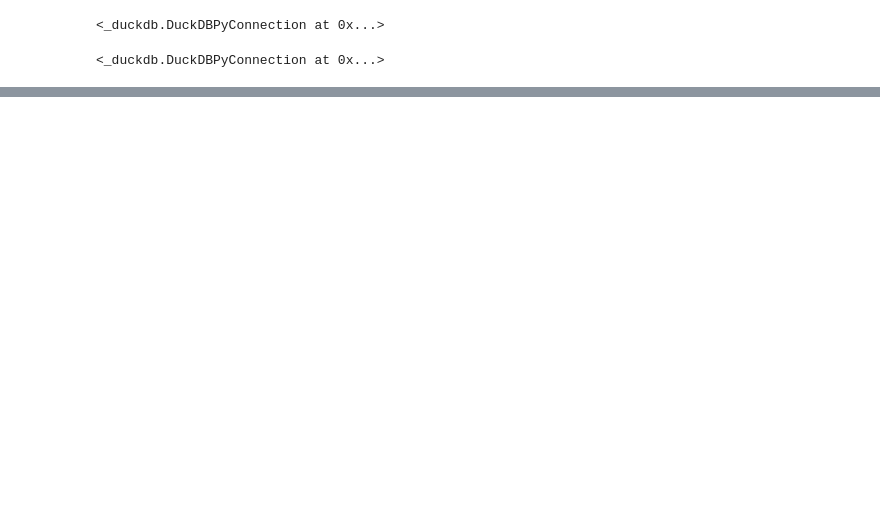
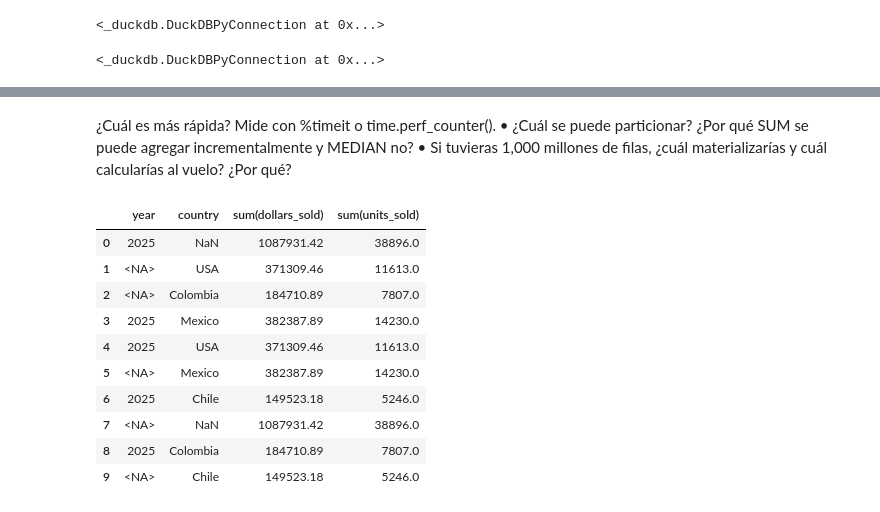
Before and after one commit to Esparrago23/Mineria_De_Datos, a Jupyter notebook: notebook.ipynb, the cells around one changed output, grey strips where cells are left out. Cells and saved outputs as stored; diff of their text form; code cells hidden in the pictures; blank space fills up the shorter version.

```diff
--- a/notebook.ipynb
+++ b/notebook.ipynb
@@ -84,0 +140,23 @@ Shape: (30, 4)
+# %% [markdown]
+¿Cuál es más rápida? Mide con %timeit o time.perf_counter().
+• ¿Cuál se puede particionar? ¿Por qué SUM se puede agregar incrementalmente y MEDIAN no?
+• Si tuvieras 1,000 millones de filas, ¿cuál materializarías y cuál calcularías al vuelo? ¿Por qué?
+# %%
+groupset_sums_df = con.execute("""
+    SELECT year, country, SUM(dollars_sold), SUM(units_sold)
+    FROM v_sales
+    GROUP BY GROUPING SETS ((year), (country), (year,country), ());
+""").df()
+groupset_sums_df
+# %% [output]
+|  | year | country | sum(dollars_sold) | sum(units_sold) |
+| 0 | 2025 | NaN | 1087931.42 | 38896.0 |
+| 1 | <NA> | USA | 371309.46 | 11613.0 |
+| 2 | <NA> | Colombia | 184710.89 | 7807.0 |
+| 3 | 2025 | Mexico | 382387.89 | 14230.0 |
+| 4 | 2025 | USA | 371309.46 | 11613.0 |
+| 5 | <NA> | Mexico | 382387.89 | 14230.0 |
+| 6 | 2025 | Chile | 149523.18 | 5246.0 |
+| 7 | <NA> | NaN | 1087931.42 | 38896.0 |
+| 8 | 2025 | Colombia | 184710.89 | 7807.0 |
+| 9 | <NA> | Chile | 149523.18 | 5246.0 |
```
Also changed, not shown: parts of 12 cells of this notebook.
